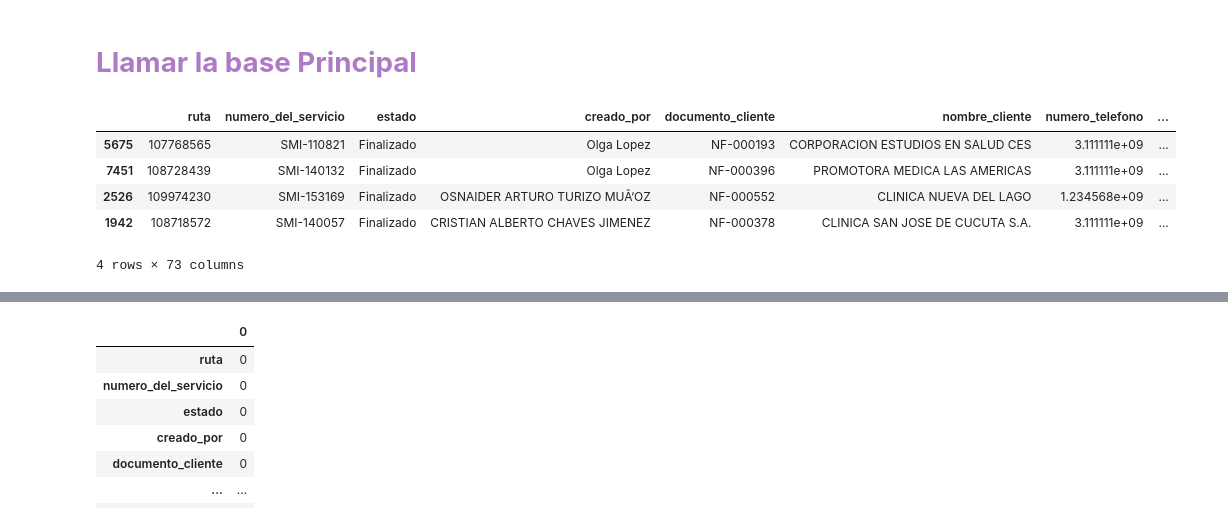
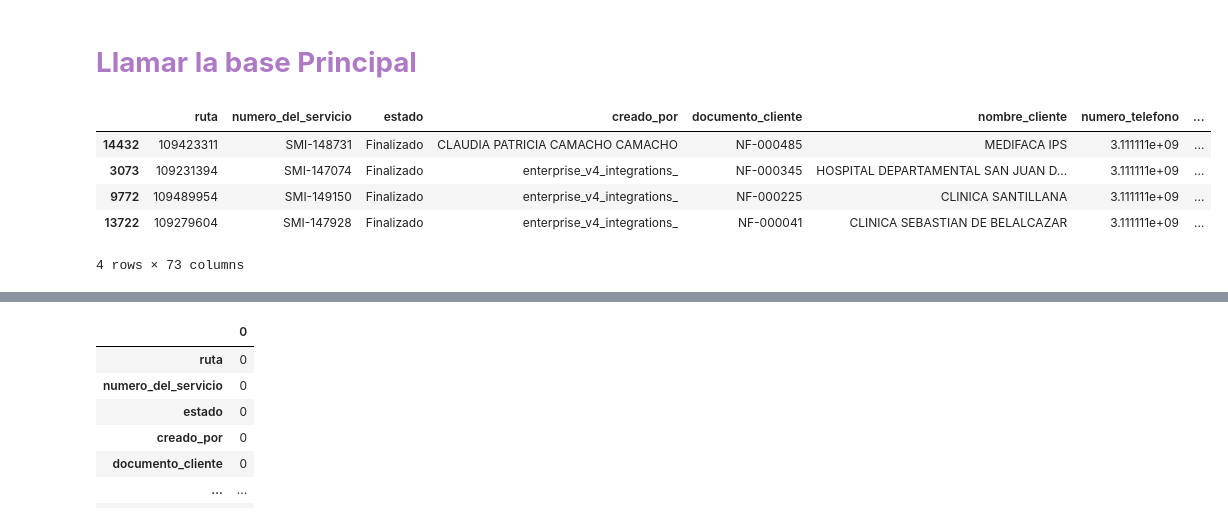
Before and after one commit to r2x4/quick__practice, a Jupyter notebook: quick_practise.ipynb, the cells around one changed output, grey strips where cells are left out. Drawn from its saved outputs; the diff is of its cells as text; code cells hidden in the pictures.

```diff
--- a/quick_practise.ipynb
+++ b/quick_practise.ipynb
@@ -50,4 +35,4 @@ import datetime as dt
 # %%
 # se agrega low para que pandas lea todo el dataset
 
-datos = pd.read_csv('/content/base_primaria.csv', low_memory=False)
+datos_uno = pd.read_csv('/content/base_principal.csv', low_memory=False)
@@ -54,10 +41,10 @@ datos = pd.read_csv('/content/base_primaria.csv', low_memory=False)
 # %%
-datos.sample(4)
+datos_uno.sample(4)
 # %% [output]
 |  | ruta | numero_del_servicio | estado | creado_por | documento_cliente | nombre_cliente | numero_telefono | ... |
-| 5675 | 107768565 | SMI-110821 | Finalizado | Olga Lopez | NF-000193 | CORPORACION ESTUDIOS EN SALUD CES | 3.111111e+09 | ... |
-| 7451 | 108728439 | SMI-140132 | Finalizado | Olga Lopez | NF-000396 | PROMOTORA MEDICA LAS AMERICAS | 3.111111e+09 | ... |
-| 2526 | 109974230 | SMI-153169 | Finalizado | OSNAIDER ARTURO TURIZO MUÃ‘OZ | NF-000552 | CLINICA NUEVA DEL LAGO | 1.234568e+09 | ... |
-| 1942 | 108718572 | SMI-140057 | Finalizado | CRISTIAN ALBERTO CHAVES JIMENEZ | NF-000378 | CLINICA SAN JOSE DE CUCUTA S.A. | 3.111111e+09 | ... |
+| 14432 | 109423311 | SMI-148731 | Finalizado | CLAUDIA PATRICIA CAMACHO CAMACHO | NF-000485 | MEDIFACA IPS | 3.111111e+09 | ... |
+| 3073 | 109231394 | SMI-147074 | Finalizado | enterprise_v4_integrations_ | NF-000345 | HOSPITAL DEPARTAMENTAL SAN JUAN D... | 3.111111e+09 | ... |
+| 9772 | 109489954 | SMI-149150 | Finalizado | enterprise_v4_integrations_ | NF-000225 | CLINICA SANTILLANA | 3.111111e+09 | ... |
+| 13722 | 109279604 | SMI-147928 | Finalizado | enterprise_v4_integrations_ | NF-000041 | CLINICA SEBASTIAN DE BELALCAZAR | 3.111111e+09 | ... |
 4 rows × 73 columns
 # %%
```
Also changed, not shown: parts of 29 cells of this notebook.
